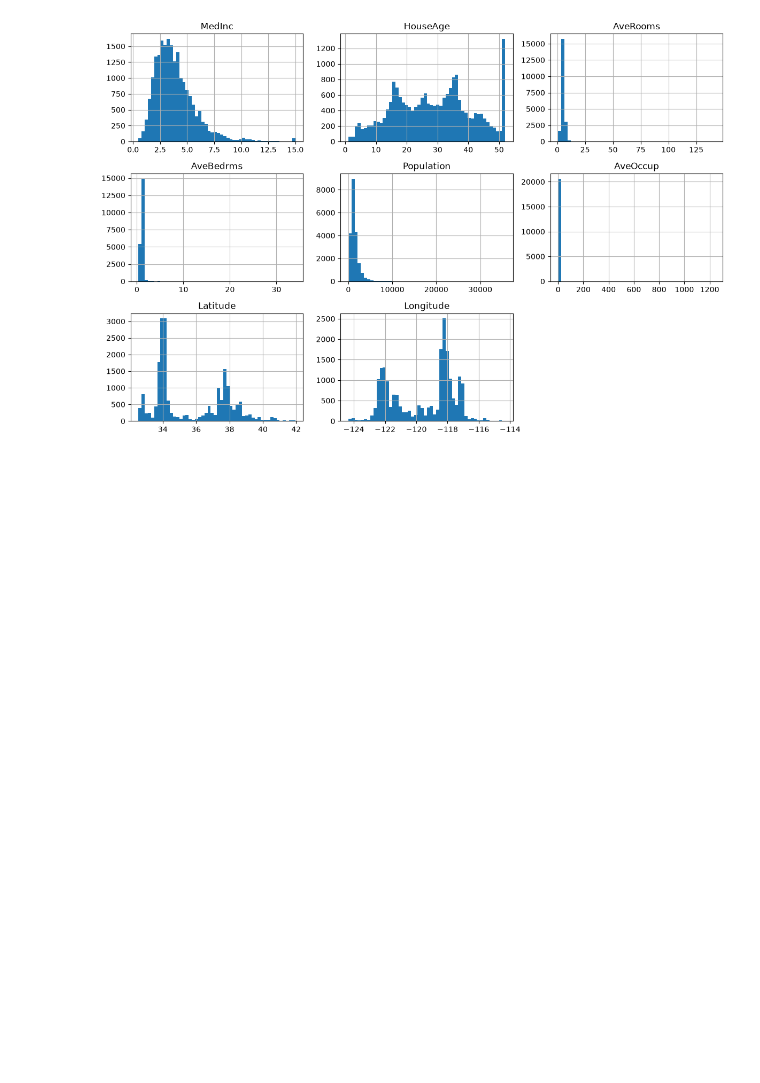
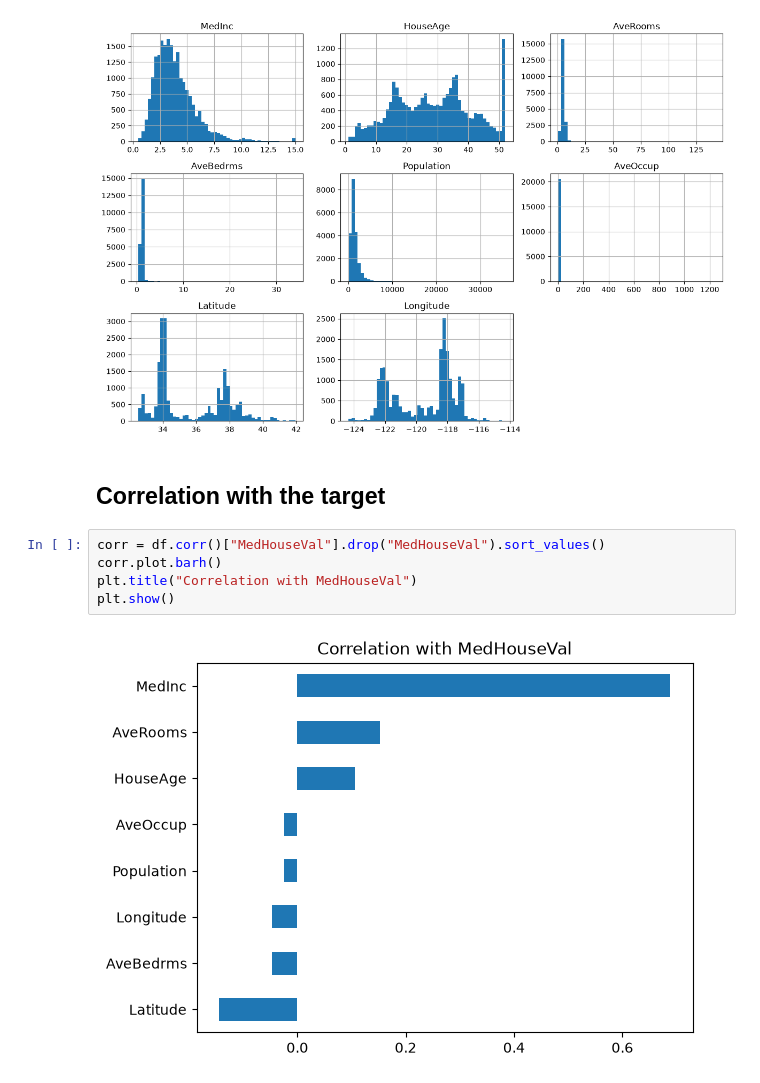
Before and after one commit to akylbek04/house-price-prediction, a Jupyter notebook: notebooks/01_eda.ipynb, the cells around one changed output. Saved outputs shown, nothing was run; the diff lists cells and outputs as text; blank space fills up the shorter version.

Commit message:
EDA: add correlation with target

```diff
--- a/notebooks/01_eda.ipynb
+++ b/notebooks/01_eda.ipynb
@@ -76,3 +76,12 @@ plt.tight_layout()
 plt.show()
 # %% [output]
 [figure]
+# %% [markdown]
+## Correlation with the target
+# %%
+corr = df.corr()["MedHouseVal"].drop("MedHouseVal").sort_values()
+corr.plot.barh()
+plt.title("Correlation with MedHouseVal")
+plt.show()
+# %% [output]
+[figure, added]
```
